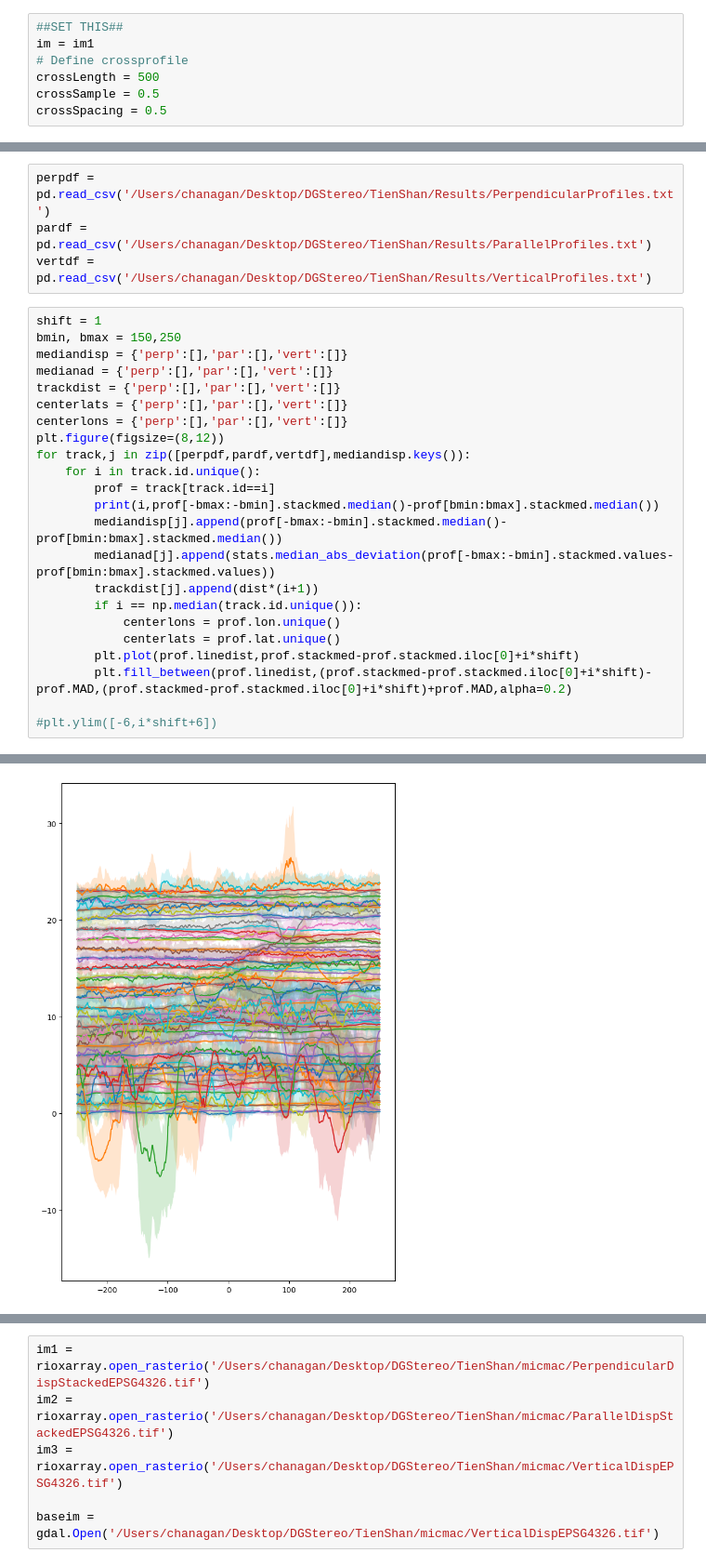
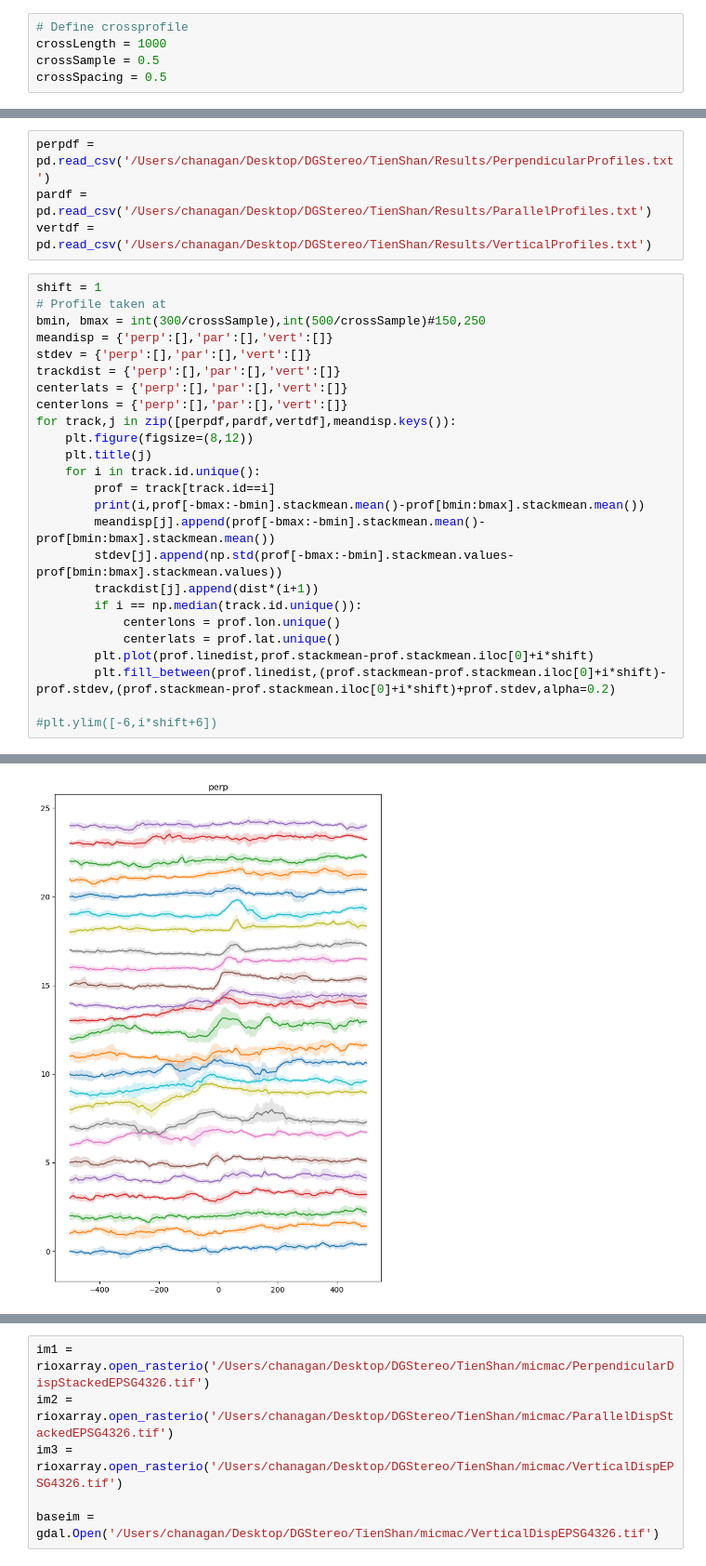
Before and after one commit to cehanagan/ImageryResources, a Jupyter notebook: Notebooks/TienShan20240122.ipynb, the cells around one changed output, grey strips where cells are left out. Shown at 93% size. Saved outputs shown, nothing was run; the diff lists cells and outputs as text.

```diff
--- a/Notebooks/TienShan20240122.ipynb
+++ b/Notebooks/TienShan20240122.ipynb
@@ -266,8 +301,6 @@ im1 = rioxarray.open_rasterio('/Users/chanagan/Desktop/DGStereo/TienShan/micmac/
 # %%
-##SET THIS##
-im = im1
 # Define crossprofile
-crossLength = 500
+crossLength = 1000
 crossSample = 0.5
 crossSpacing = 0.5
 # %%
@@ -314,25 +354,27 @@ pardf = pd.read_csv('/Users/chanagan/Desktop/DGStereo/TienShan/Results/ParallelP
 vertdf = pd.read_csv('/Users/chanagan/Desktop/DGStereo/TienShan/Results/VerticalProfiles.txt')
 # %%
 shift = 1
-bmin, bmax = 150,250
-mediandisp = {'perp':[],'par':[],'vert':[]}
-medianad = {'perp':[],'par':[],'vert':[]}
+# Profile taken at
+bmin, bmax = int(300/crossSample),int(500/crossSample)#150,250
+meandisp = {'perp':[],'par':[],'vert':[]}
+stdev = {'perp':[],'par':[],'vert':[]}
 trackdist = {'perp':[],'par':[],'vert':[]}
 centerlats = {'perp':[],'par':[],'vert':[]}
 centerlons = {'perp':[],'par':[],'vert':[]}
-plt.figure(figsize=(8,12))
-for track,j in zip([perpdf,pardf,vertdf],mediandisp.keys()):
+for track,j in zip([perpdf,pardf,vertdf],meandisp.keys()):
+    plt.figure(figsize=(8,12))
+    plt.title(j)
     for i in track.id.unique():
         prof = track[track.id==i]
-        print(i,prof[-bmax:-bmin].stackmed.median()-prof[bmin:bmax].stackmed.median())
-        mediandisp[j].append(prof[-bmax:-bmin].stackmed.median()-prof[bmin:bmax].stackmed.median())
-        medianad[j].append(stats.median_abs_deviation(prof[-bmax:-bmin].stackmed.values-prof[bmin:bmax].stackmed.values))
+        print(i,prof[-bmax:-bmin].stackmean.mean()-prof[bmin:bmax].stackmean.mean())
+        meandisp[j].append(prof[-bmax:-bmin].stackmean.mean()-prof[bmin:bmax].stackmean.mean())
+        stdev[j].append(np.std(prof[-bmax:-bmin].stackmean.values-prof[bmin:bmax].stackmean.values))
         trackdist[j].append(dist*(i+1))
         if i == np.median(track.id.unique()):
             centerlons = prof.lon.unique()
             centerlats = prof.lat.unique()
-        plt.plot(prof.linedist,prof.stackmed-prof.stackmed.iloc[0]+i*shift)
-        plt.fill_between(prof.linedist,(prof.stackmed-prof.stackmed.iloc[0]+i*shift)-prof.MAD,(prof.stackmed-prof.stackmed.iloc[0]+i*shift)+prof.MAD,alpha=0.2)
+        plt.plot(prof.linedist,prof.stackmean-prof.stackmean.iloc[0]+i*shift)
+        plt.fill_between(prof.linedist,(prof.stackmean-prof.stackmean.iloc[0]+i*shift)-prof.stdev,(prof.stackmean-prof.stackmean.iloc[0]+i*shift)+prof.stdev,alpha=0.2)
 
 #plt.ylim([-6,i*shift+6])
 # %% [output]
@@ -356 +398 @@ for track,j in zip([perpdf,pardf,vertdf],mediandisp.keys()):
-[figure, old version]
+[figure, new version]
```
Also changed, not shown: parts of 46 cells of this notebook, 6 other files.
